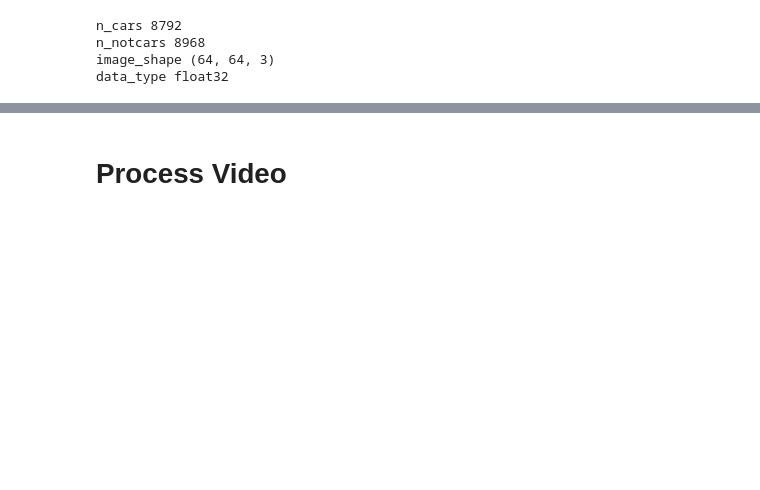
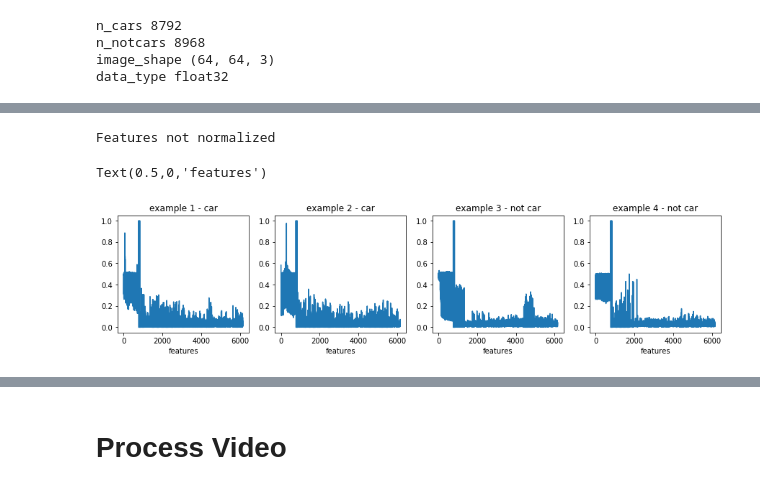
Before and after one commit to bgcarvalho/CarND-Term1-P5, a Jupyter notebook: Notebook.ipynb, the cells around one changed output, grey strips where cells are left out. Cells and saved outputs as stored; diff of their text form; code cells hidden in the pictures; blank space fills up the shorter version.

```diff
--- a/Notebook.ipynb
+++ b/Notebook.ipynb
@@ -184,6 +198,9 @@ def extract_train_features(imgs,
         # Read in each one by one
         image = mpimg.imread(file)
 
+        #image = image * 255
+        #image = image.astype(np.uint8)
+
         # apply color conversion if other than 'RGB'
         if cspace != 'RGB':
             if cspace == 'HSV':
@@ -194,6 +211,8 @@ def extract_train_features(imgs,
                 feature_image = cv2.cvtColor(image, cv2.COLOR_RGB2HLS)
             elif cspace == 'YUV':
                 feature_image = cv2.cvtColor(image, cv2.COLOR_RGB2YUV)
+            elif cspace == 'YCrCb':
+                feature_image = cv2.cvtColor(image, cv2.COLOR_RGB2YCrCb)
         else:
             feature_image = np.copy(image)
 
@@ -233,12 +252,12 @@ def extract_train_features(imgs,
         # Append the new feature vector to the features list
         features.append(np.concatenate((spatial_features, hist_features, hog_features)))
 
-    a = np.array(spatial_features)
-    b = np.array(hist_features)
-    c = np.array(hog_features)
-    print('   spatial', a.shape, a.dtype)
-    print('   histogram', b.shape, b.dtype)
-    print('   hog', c.shape, c.dtype)
+    #a = np.array(spatial_features)
+    #b = np.array(hist_features)
+    #c = np.array(hog_features)
+    #print('   spatial', a.shape, a.dtype)
+    #print('   histogram', b.shape, b.dtype)
+    #print('   hog', c.shape, c.dtype)
 
     # Return list of feature vectors
     return features
@@ -912,3 +1050,30 @@ Text(0.5,0,'features')
+# %%
+print('Features not normalized')
+
+plt.figure(figsize=(15, 3))
+plt.subplot(141)
+plt.plot(car_features[0])
+plt.title('example 1 - car')
+plt.xlabel('features')
+
+plt.subplot(142)
+plt.plot(car_features[1])
+plt.title('example 2 - car')
+plt.xlabel('features')
+
+plt.subplot(143)
+plt.plot(notcar_features[0])
+plt.title('example 3 - not car')
+plt.xlabel('features')
+
+plt.subplot(144)
+plt.plot(notcar_features[1])
+plt.title('example 4 - not car')
+plt.xlabel('features')
+# %% [output]
+Features not normalized
+Text(0.5,0,'features')
+[figure, added]
 # %%
 img_test_list = glob.glob('test_images/*.jpg')
 
```
Also changed, not shown: parts of 20 cells of this notebook.
